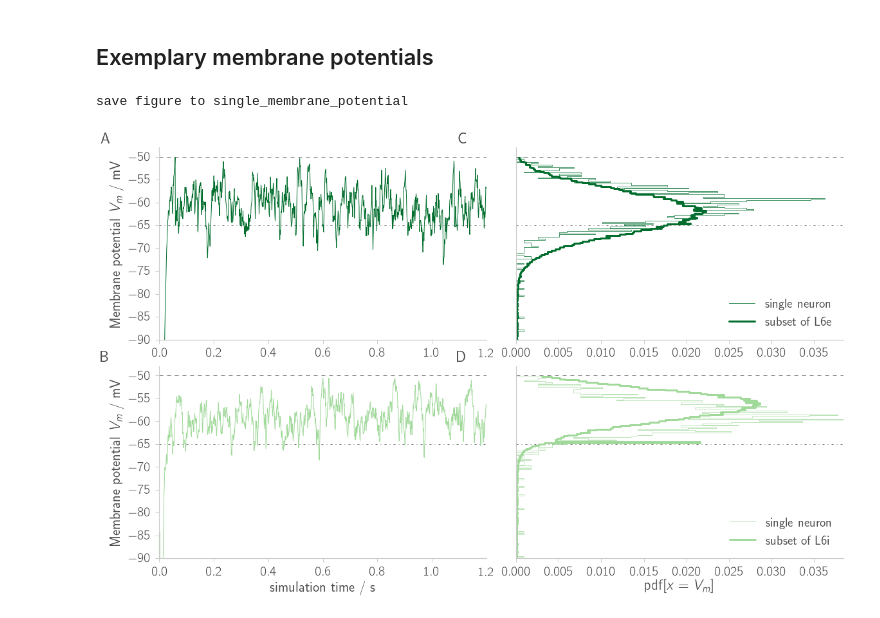
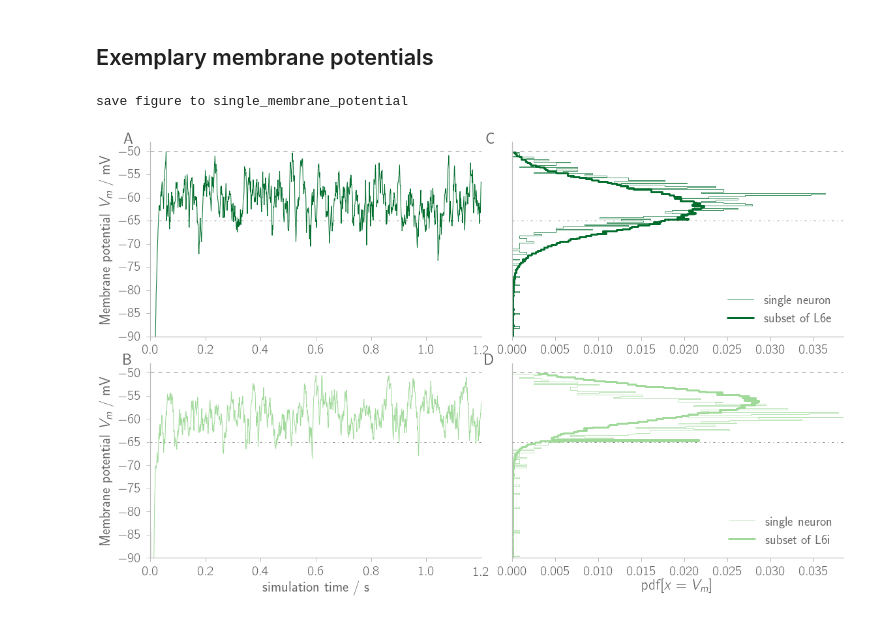
Before and after one commit to frschu/microcircuit, a Jupyter notebook: analysis/model_validation.ipynb, the cells around one changed output. Saved outputs shown, nothing was run; the diff lists cells and outputs as text; code cells hidden in the pictures.

```diff
--- a/analysis/model_validation.ipynb
+++ b/analysis/model_validation.ipynb
@@ -335,32 +335,32 @@ for ax in [ax0, ax1]:
     ax.set_ylabel('Membrane potential $V_m$ / mV')
     ax.set_xlim(*xlim)
     ax.set_ylim(-90, V_max + 2)
     #ax.legend(loc=0)
 ax1.set_xlabel('simulation time / s')
 
 # Histogram
 for ax in [ax2, ax3]:
     ax.plot([0, y_max_histo*1.1], [model.E_L + model.theta]*2,
              "--", linewidth=1., color="gray", zorder=0 )#, label="$\\theta$")
     ax.plot([0, y_max_histo*1.1], [model.E_L]*2,
              "-.", linewidth=1., color="gray", zorder=0 )#, label="$E_L$")
 
     ax.set_ylim(-90, V_max + 2)
     ax.set_xlim(0, y_max_histo*1.1)
     ax.set_yticks([])
     ax.legend(loc=0)
 ax3.set_xlabel('$\mathrm{pdf}[x = V_m]$')
 #ax3.set_xlabel('Membrane potential $V_m$ / mV')
 
 plot_labels = list('ABCD')
 for ax, plot_label in zip(fig.axes, plot_labels):
     style.fixticks(ax)
-    ax.text(-0.15, 1.08, plot_label, transform=ax.transAxes,
+    ax.text(-0.05, 1.05, plot_label, transform=ax.transAxes,
             fontsize=style.fontsize_labels_title, fontweight='bold', va='top', ha='right')
 
 fig_name = "single_membrane_potential"
 if save_fig:
     hf.saving_fig(fig, figure_path, fig_name)
 # %% [output]
 save figure to single_membrane_potential
-[figure, old version]
+[figure, new version]
```
Also changed, not shown: 3 other files.
